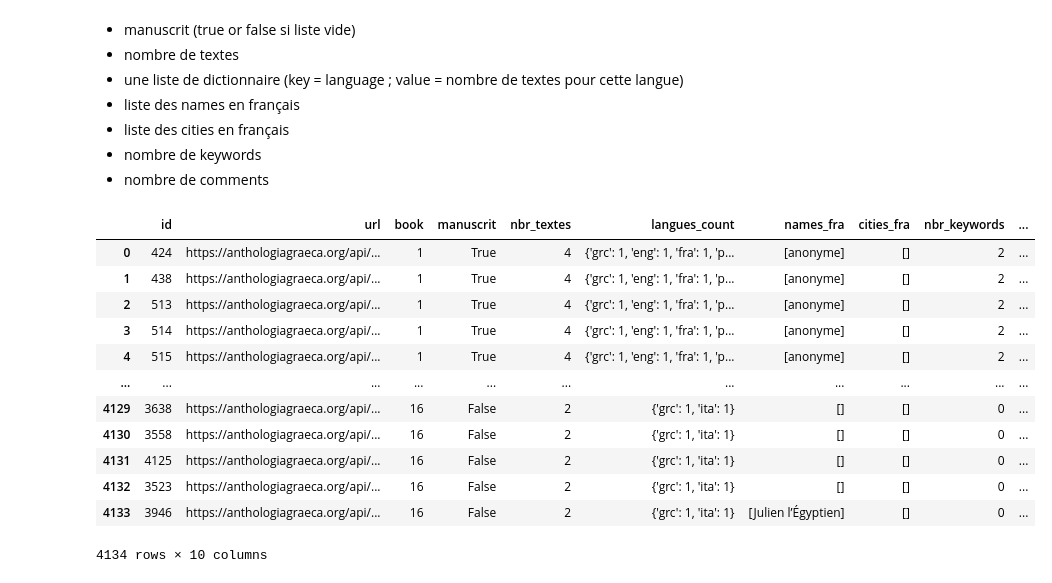
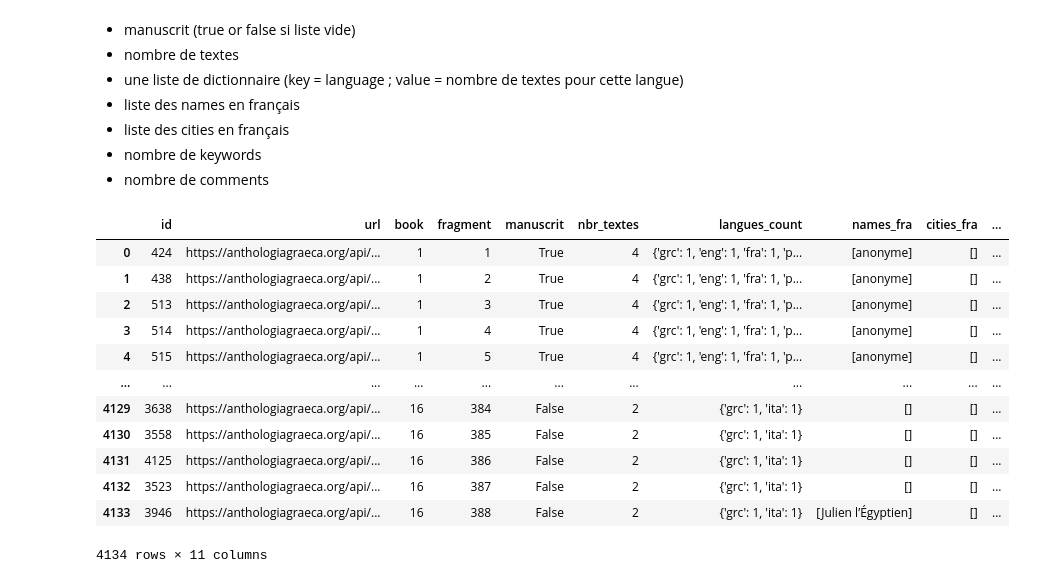
Before and after one commit to MathildeVrst/AG-Viz, a Jupyter notebook: Seaborn.ipynb, the cells around one changed output. Saved outputs shown, nothing was run; the diff lists cells and outputs as text; code cells hidden in the pictures.

```diff
--- a/Seaborn.ipynb
+++ b/Seaborn.ipynb
@@ -33,6 +34,7 @@ comments_count_list = []
 
 for item in data:
     books = item['book']
+    fragments = item['fragment']
     texts = item['texts']
     manuscripts = item['manuscripts']
     authors = item['authors']
@@ -58,43 +60,46 @@ for item in data:
     data_list.append({
         'id': item['id'],
         'url': item['url'],
         'book': books['number'],
+        'fragment': item['fragment'],
         'manuscrit': manuscrit,
         'nbr_textes': len(texts),
         'langues_count': languages_count,
         'names_fra': names_fra,
         'cities_fra': cities,
         'nbr_keywords': len(keywords),
         'nbr_comments': len(comments)
     })
 
     manuscrit_list.append(manuscrit)
     languages_count_list.append(languages_count)
     names_fra_list.append(names_fra)
     cities_fra_list.append(cities)
     keywords_count_list.append(len(keywords))
     comments_count_list.append(len(comments))
 
 df = pd.DataFrame(data_list)
 df['manuscrit'] = manuscrit_list
 df['langues_count'] = languages_count_list
 df['names_fra'] = names_fra_list
 df['cities_fra'] = cities_fra_list
 df['nbr_keywords'] = keywords_count_list
 df['nbr_comments'] = comments_count_list
 
+pd.set_option('display.max_colwidth', None)
+
 df
 # %% [output]
-|  | id | url | book | manuscrit | nbr_textes | langues_count | names_fra | cities_fra | nbr_keywords | ... |
-| 0 | 424 | https://anthologiagraeca.org/api/... | 1 | True | 4 | {'grc': 1, 'eng': 1, 'fra': 1, 'p... | [anonyme] | [] | 2 | ... |
-| 1 | 438 | https://anthologiagraeca.org/api/... | 1 | True | 4 | {'grc': 1, 'eng': 1, 'fra': 1, 'p... | [anonyme] | [] | 2 | ... |
-| 2 | 513 | https://anthologiagraeca.org/api/... | 1 | True | 4 | {'grc': 1, 'eng': 1, 'fra': 1, 'p... | [anonyme] | [] | 2 | ... |
-| 3 | 514 | https://anthologiagraeca.org/api/... | 1 | True | 4 | {'grc': 1, 'eng': 1, 'fra': 1, 'p... | [anonyme] | [] | 2 | ... |
-| 4 | 515 | https://anthologiagraeca.org/api/... | 1 | True | 4 | {'grc': 1, 'eng': 1, 'fra': 1, 'p... | [anonyme] | [] | 2 | ... |
+|  | id | url | book | fragment | manuscrit | nbr_textes | langues_count | names_fra | cities_fra | ... |
+| 0 | 424 | https://anthologiagraeca.org/api/... | 1 | 1 | True | 4 | {'grc': 1, 'eng': 1, 'fra': 1, 'p... | [anonyme] | [] | ... |
+| 1 | 438 | https://anthologiagraeca.org/api/... | 1 | 2 | True | 4 | {'grc': 1, 'eng': 1, 'fra': 1, 'p... | [anonyme] | [] | ... |
+| 2 | 513 | https://anthologiagraeca.org/api/... | 1 | 3 | True | 4 | {'grc': 1, 'eng': 1, 'fra': 1, 'p... | [anonyme] | [] | ... |
+| 3 | 514 | https://anthologiagraeca.org/api/... | 1 | 4 | True | 4 | {'grc': 1, 'eng': 1, 'fra': 1, 'p... | [anonyme] | [] | ... |
+| 4 | 515 | https://anthologiagraeca.org/api/... | 1 | 5 | True | 4 | {'grc': 1, 'eng': 1, 'fra': 1, 'p... | [anonyme] | [] | ... |
 | ... | ... | ... | ... | ... | ... | ... | ... | ... | ... | ... |
-| 4129 | 3638 | https://anthologiagraeca.org/api/... | 16 | False | 2 | {'grc': 1, 'ita': 1} | [] | [] | 0 | ... |
-| 4130 | 3558 | https://anthologiagraeca.org/api/... | 16 | False | 2 | {'grc': 1, 'ita': 1} | [] | [] | 0 | ... |
-| 4131 | 4125 | https://anthologiagraeca.org/api/... | 16 | False | 2 | {'grc': 1, 'ita': 1} | [] | [] | 0 | ... |
-| 4132 | 3523 | https://anthologiagraeca.org/api/... | 16 | False | 2 | {'grc': 1, 'ita': 1} | [] | [] | 0 | ... |
-| 4133 | 3946 | https://anthologiagraeca.org/api/... | 16 | False | 2 | {'grc': 1, 'ita': 1} | [Julien l’Égyptien] | [] | 0 | ... |
+| 4129 | 3638 | https://anthologiagraeca.org/api/... | 16 | 384 | False | 2 | {'grc': 1, 'ita': 1} | [] | [] | ... |
+| 4130 | 3558 | https://anthologiagraeca.org/api/... | 16 | 385 | False | 2 | {'grc': 1, 'ita': 1} | [] | [] | ... |
+| 4131 | 4125 | https://anthologiagraeca.org/api/... | 16 | 386 | False | 2 | {'grc': 1, 'ita': 1} | [] | [] | ... |
+| 4132 | 3523 | https://anthologiagraeca.org/api/... | 16 | 387 | False | 2 | {'grc': 1, 'ita': 1} | [] | [] | ... |
+| 4133 | 3946 | https://anthologiagraeca.org/api/... | 16 | 388 | False | 2 | {'grc': 1, 'ita': 1} | [Julien l’Égyptien] | [] | ... |
-4134 rows × 10 columns
+4134 rows × 11 columns
```
Also changed, not shown: parts of 18 cells of this notebook, 2 other files.
